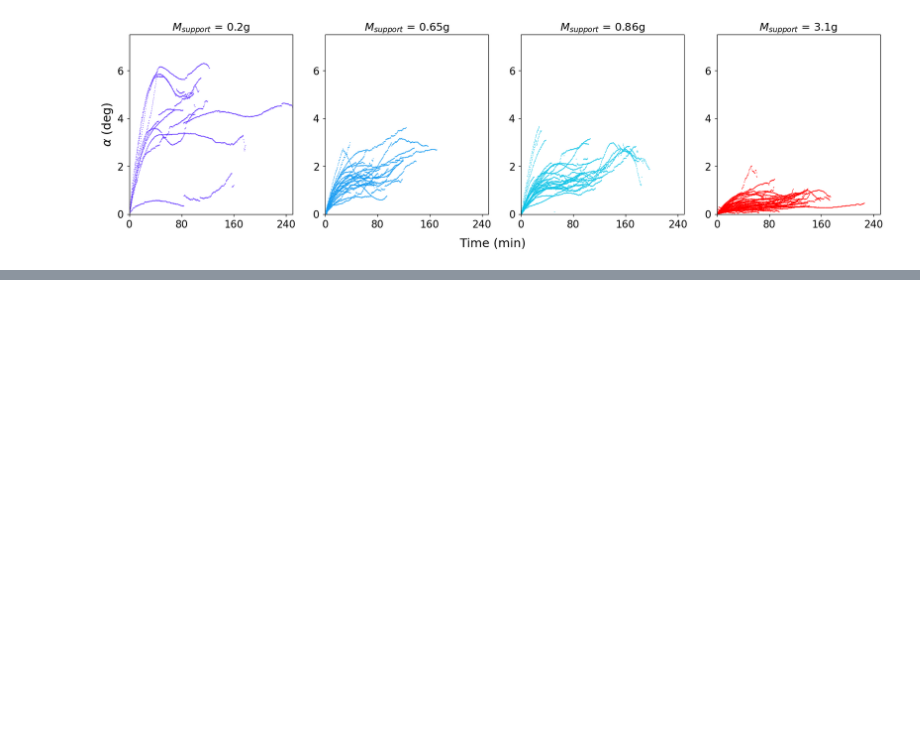
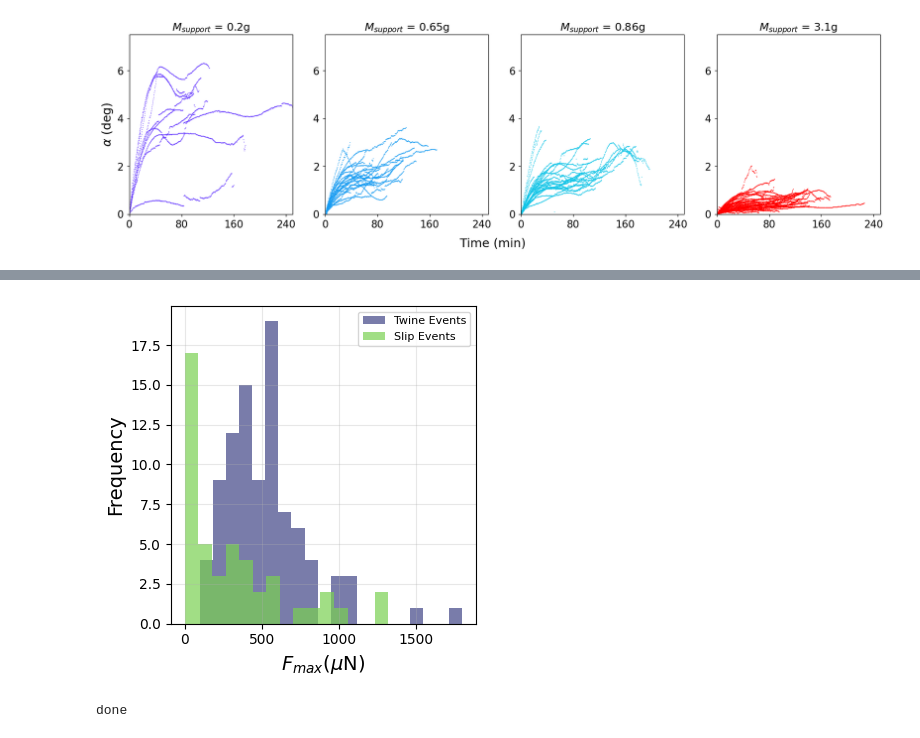
Before and after one commit to amirohad/Repo_article0, a Jupyter notebook: article0_notebook2.ipynb, the cells around one changed output, grey strips where cells are left out. Saved outputs shown, nothing was run; the diff lists cells and outputs as text; code cells hidden in the pictures; blank space fills up the shorter version.

```diff
--- a/article0_notebook2.ipynb
+++ b/article0_notebook2.ipynb
@@ -776,3 +1726,30 @@ Error: array must not contain infs or NaNs
+# %%
+# Extract maximal forces and twine states
+max_forces = [max(event.F_bean) for event in events]
+twine_states = [event.twine_state for event in events]  # Assuming 1 for twine, 0 for non-twine
+cmap = plt.get_cmap('viridis')
+# Separate forces based on twine state
+twine_forces = [1e3*force for force, state in zip(max_forces, twine_states) if state == 1]
+non_twine_forces = [1e3*force for force, state in zip(max_forces, twine_states) if state == 0]
+
+# Plot histogram
+plt.figure(figsize=(4, 4))
+plt.hist(twine_forces, bins=20, alpha=0.7, label='Twine Events', color=cmap(0.2))
+plt.hist(non_twine_forces, bins=15, alpha=0.7, label='Slip Events', color=cmap(0.8))
+
+# Add labels and legend
+plt.xlabel(r'$F_{max} $($\mu $N)', fontsize=14)
+plt.ylabel('Frequency', fontsize=14)
+plt.legend(loc='upper right', fontsize=8)
+plt.grid(alpha=0.3)
+
+# Show plot
+plt.tight_layout()
+plt.show()
+print('done')
+# %% [output]
+[figure, added]
+done
 # %%
 # Calibration graph for force
 file = r"C:\Users\Amir\Documents\PHD\Thesis\My Articles\0 - Flexible dynamic force measurement method via physical pendulum\Data\Force calibration data 1\force_calibration_curve.xlsx"
```
Also changed, not shown: parts of 30 cells of this notebook.
